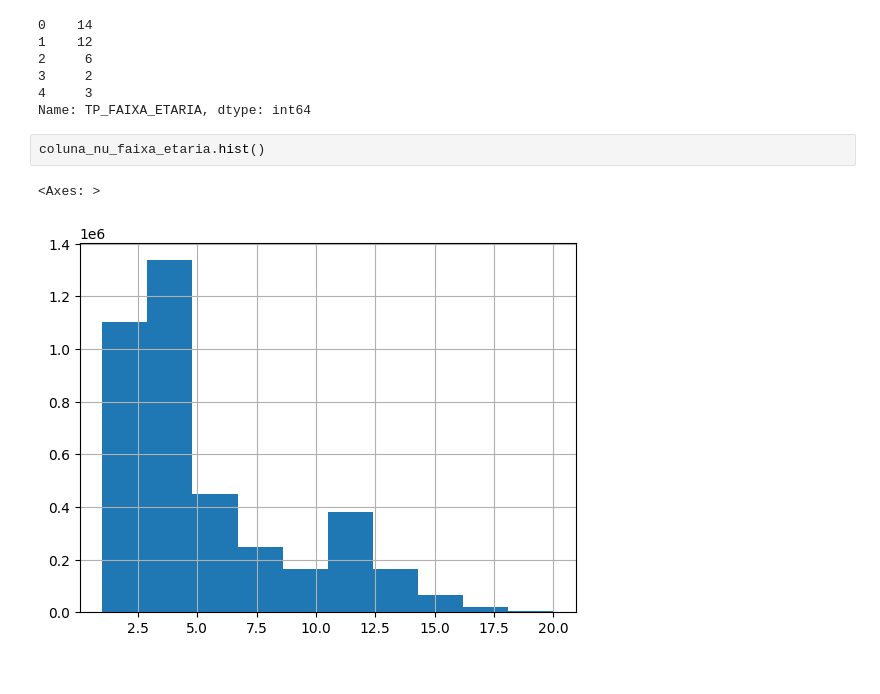
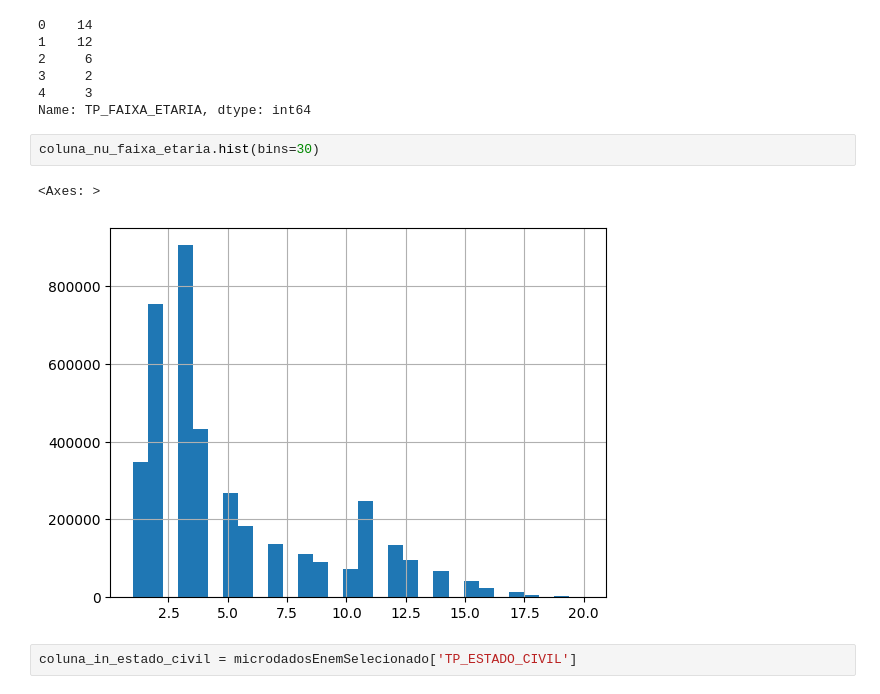
Before and after one commit to mauricioferrer/Consulta-em-banco-de-dados-do-Enem, a Jupyter notebook: Untitled.ipynb, the cells around one changed output. Saved outputs shown, nothing was run; the diff lists cells and outputs as text.

```diff
--- a/Untitled.ipynb
+++ b/Untitled.ipynb
@@ -193,7 +195,9 @@ coluna_nu_faixa_etaria.head()
 4     3
 Name: TP_FAIXA_ETARIA, dtype: int64
 # %%
-coluna_nu_faixa_etaria.hist()
+coluna_nu_faixa_etaria.hist(bins=30)
 # %% [output]
 <Axes: >
-[figure, old version]
+[figure, new version]
+# %%
+coluna_in_estado_civil = microdadosEnemSelecionado['TP_ESTADO_CIVIL']
```
Also changed, not shown: parts of 9 cells of this notebook.
